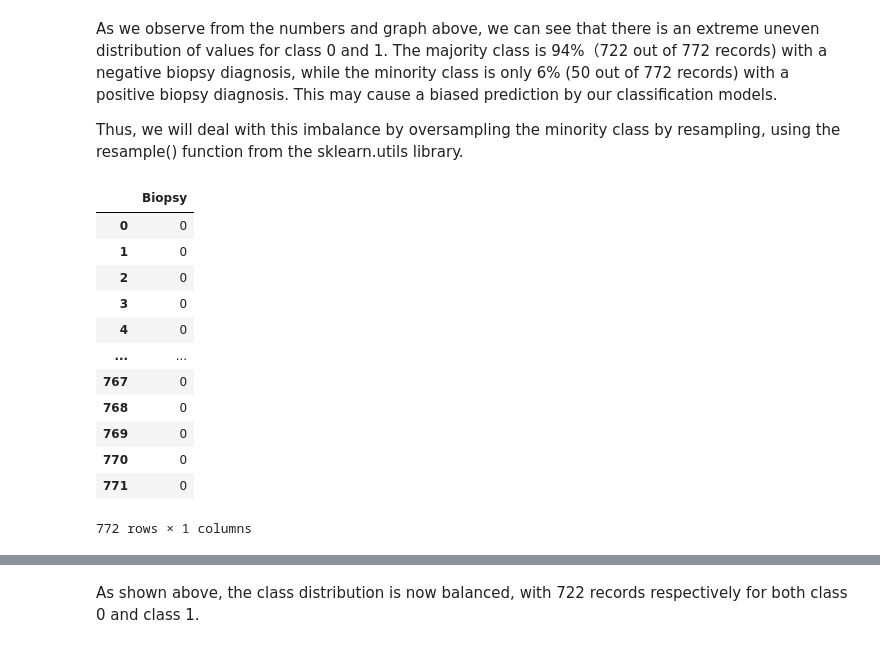
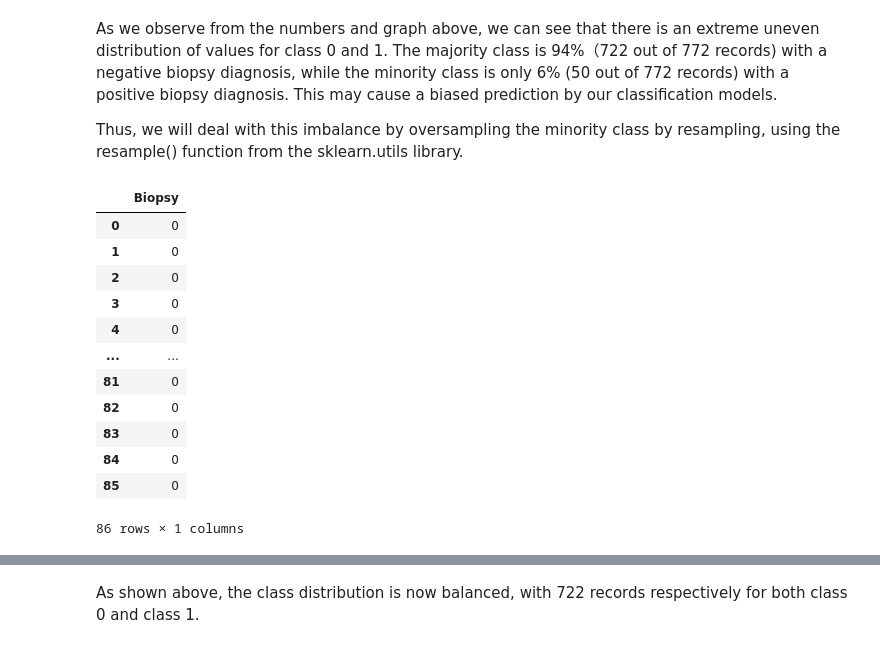
Before and after one commit to ahdeanlau/Cervical-Cancer-Diagnosis-Prediction-Model, a Jupyter notebook: Project Part 1.ipynb, the cells around one changed output, grey strips where cells are left out. Saved outputs shown, nothing was run; the diff lists cells and outputs as text; code cells hidden in the pictures.

```diff
--- a/Project Part 1.ipynb
+++ b/Project Part 1.ipynb
@@ -939,19 +939,19 @@ Thus, we will deal with this imbalance by oversampling the minority class by res
 # %%
 # Reset index for y_train to concatenate with X_train_sqrt
 y_train_reset_index = (y_train.reset_index()).drop('index', axis = 1)
-y_train_reset_index
+y_vald_reset_index
 # %% [output]
 |  | Biopsy |
 | 0 | 0 |
 | 1 | 0 |
 | 2 | 0 |
 | 3 | 0 |
 | 4 | 0 |
 | ... | ... |
-| 767 | 0 |
-| 768 | 0 |
-| 769 | 0 |
-| 770 | 0 |
-| 771 | 0 |
+| 81 | 0 |
+| 82 | 0 |
+| 83 | 0 |
+| 84 | 0 |
+| 85 | 0 |
-772 rows × 1 columns
+86 rows × 1 columns
 # %%
```
Also changed, not shown: parts of 24 cells of this notebook, 1 other file.
